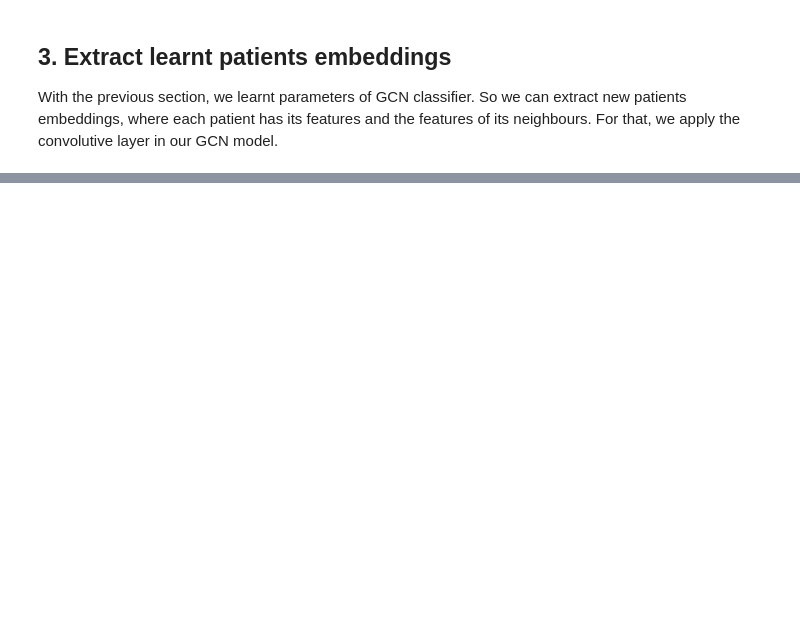
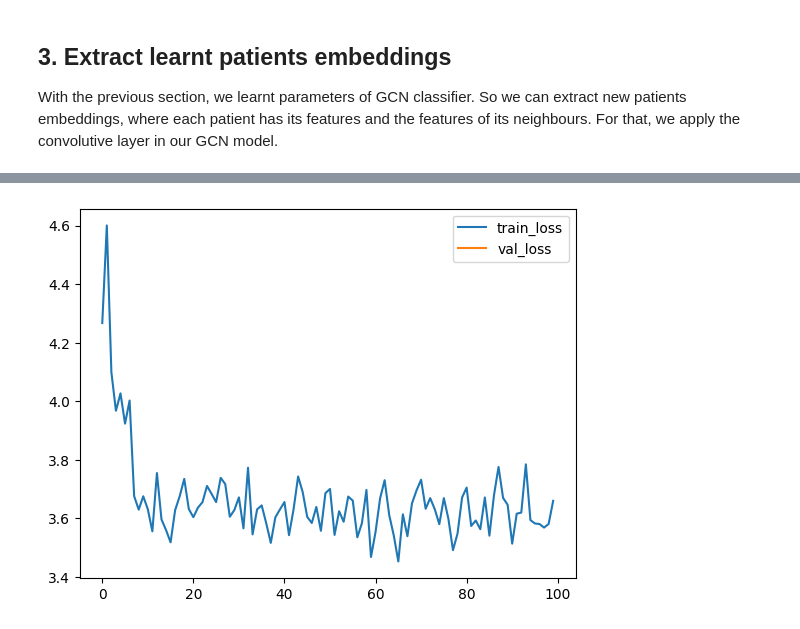
Before and after one commit to Arthur8754/mutational-signatures, a Jupyter notebook: gnn-cox.ipynb, the cells around one changed output, grey strips where cells are left out. Saved outputs shown, nothing was run; the diff lists cells and outputs as text; code cells hidden in the pictures; blank space fills up the shorter version.

Commit message:
Training Cox model

```diff
--- a/gnn-cox.ipynb
+++ b/gnn-cox.ipynb
@@ -311,0 +335,20 @@ New embeddings :
+# %%
+class netCoxModel(torch.nn.Module):
+    """
+    Cox regression network. 1 fully connected layer here.
+    """
+    def __init__(self, in_features: int)->None:
+
+        super().__init__()
+
+        # Regression layer
+        self.regression = Linear(in_features=in_features, out_features=1)
+
+    def forward(self, x):
+        return self.regression(x)
+# %%
+## TTP :
+net_ttp = netCoxModel(in_features=len(features_name))
+
+## OS :
+net_os = netCoxModel(in_features=len(features_name))
@@ -311,0 +358,6 @@ New embeddings :
+# %%
+## TTP :
+cox_model_ttp = CoxPH(net=net_ttp, optimizer=torch.optim.Adam(net_ttp.parameters(),lr=0.01))
+
+## OS :
+cox_model_os = CoxPH(net=net_os, optimizer=torch.optim.Adam(net_os.parameters(),lr=0.01))
@@ -311,0 +366,3 @@ New embeddings :
+# %%
+## TTP
+history_train_ttp = cox_model_ttp.fit(X_ttp, y_ttp, epochs=100, verbose=True)
@@ -311,0 +387,4 @@ New embeddings :
+# %%
+_ = history_train_ttp.plot()
+# %% [output]
+[figure, added]
```
Also changed, not shown: parts of 14 cells of this notebook.
